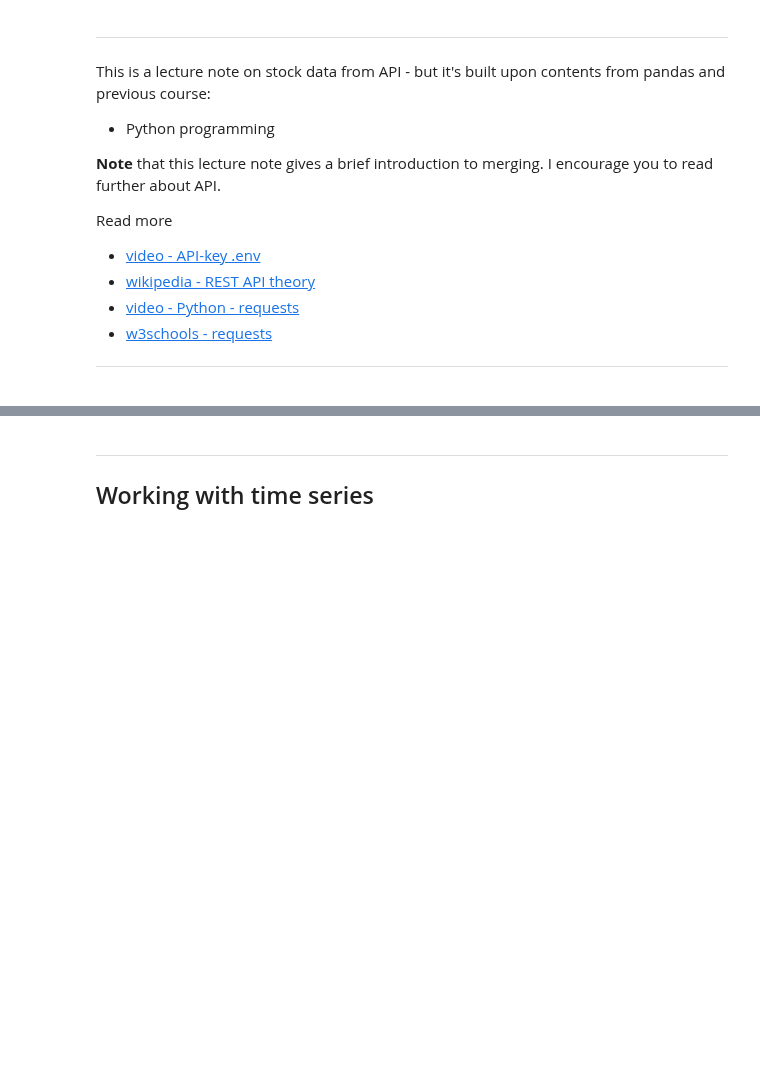
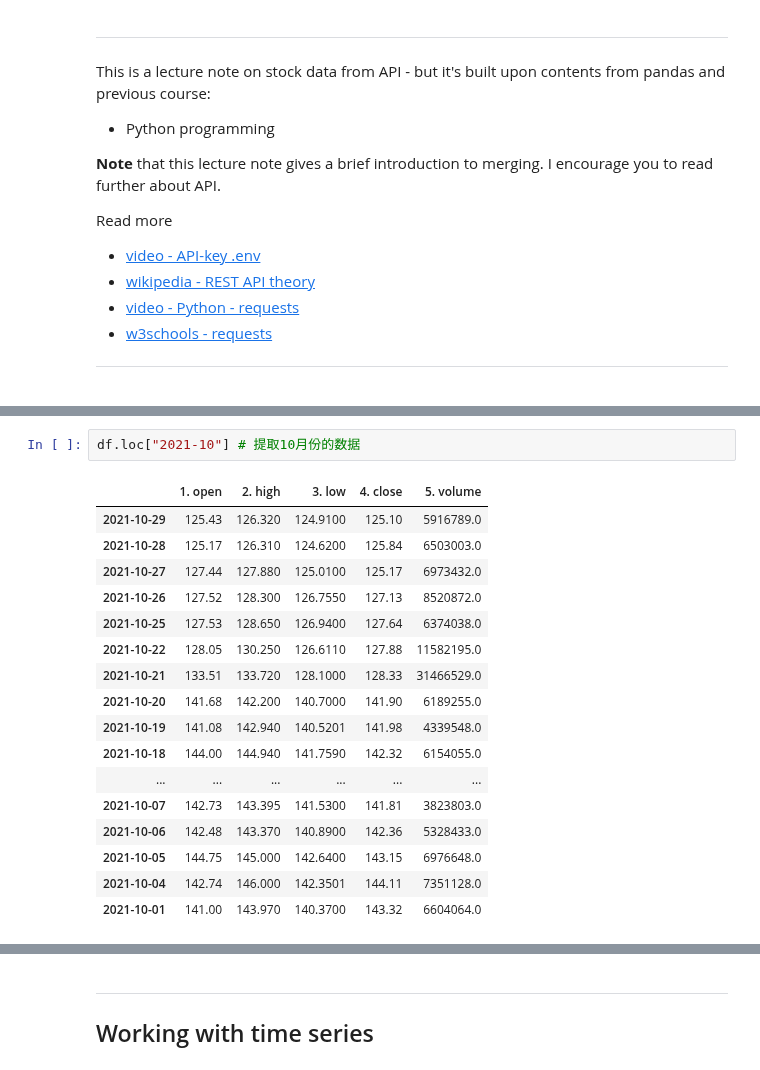
Before and after one commit to xjohansson/Databehandling_Xiu, a Jupyter notebook: code-alongs/L4.1-api-stocks_note.ipynb, the cells around one changed output, grey strips where cells are left out. Cells and saved outputs as stored; diff of their text form; blank space fills up the shorter version.

```diff
--- a/code-alongs/L4.1-api-stocks_note.ipynb
+++ b/code-alongs/L4.1-api-stocks_note.ipynb
@@ -127 +156,21 @@ df
+# %%
+df.loc["2021-10"] # 提取10月份的数据
+# %% [output]
+|  | 1. open | 2. high | 3. low | 4. close | 5. volume |
+| 2021-10-29 | 125.43 | 126.320 | 124.9100 | 125.10 | 5916789.0 |
+| 2021-10-28 | 125.17 | 126.310 | 124.6200 | 125.84 | 6503003.0 |
+| 2021-10-27 | 127.44 | 127.880 | 125.0100 | 125.17 | 6973432.0 |
+| 2021-10-26 | 127.52 | 128.300 | 126.7550 | 127.13 | 8520872.0 |
+| 2021-10-25 | 127.53 | 128.650 | 126.9400 | 127.64 | 6374038.0 |
+| 2021-10-22 | 128.05 | 130.250 | 126.6110 | 127.88 | 11582195.0 |
+| 2021-10-21 | 133.51 | 133.720 | 128.1000 | 128.33 | 31466529.0 |
+| 2021-10-20 | 141.68 | 142.200 | 140.7000 | 141.90 | 6189255.0 |
+| 2021-10-19 | 141.08 | 142.940 | 140.5201 | 141.98 | 4339548.0 |
+| 2021-10-18 | 144.00 | 144.940 | 141.7590 | 142.32 | 6154055.0 |
+| ... | ... | ... | ... | ... | ... |
+| 2021-10-07 | 142.73 | 143.395 | 141.5300 | 141.81 | 3823803.0 |
+| 2021-10-06 | 142.48 | 143.370 | 140.8900 | 142.36 | 5328433.0 |
+| 2021-10-05 | 144.75 | 145.000 | 142.6400 | 143.15 | 6976648.0 |
+| 2021-10-04 | 142.74 | 146.000 | 142.3501 | 144.11 | 7351128.0 |
+| 2021-10-01 | 141.00 | 143.970 | 140.3700 | 143.32 | 6604064.0 |
 # %%
```
Also changed, not shown: parts of 30 cells of this notebook, 34 other files.
